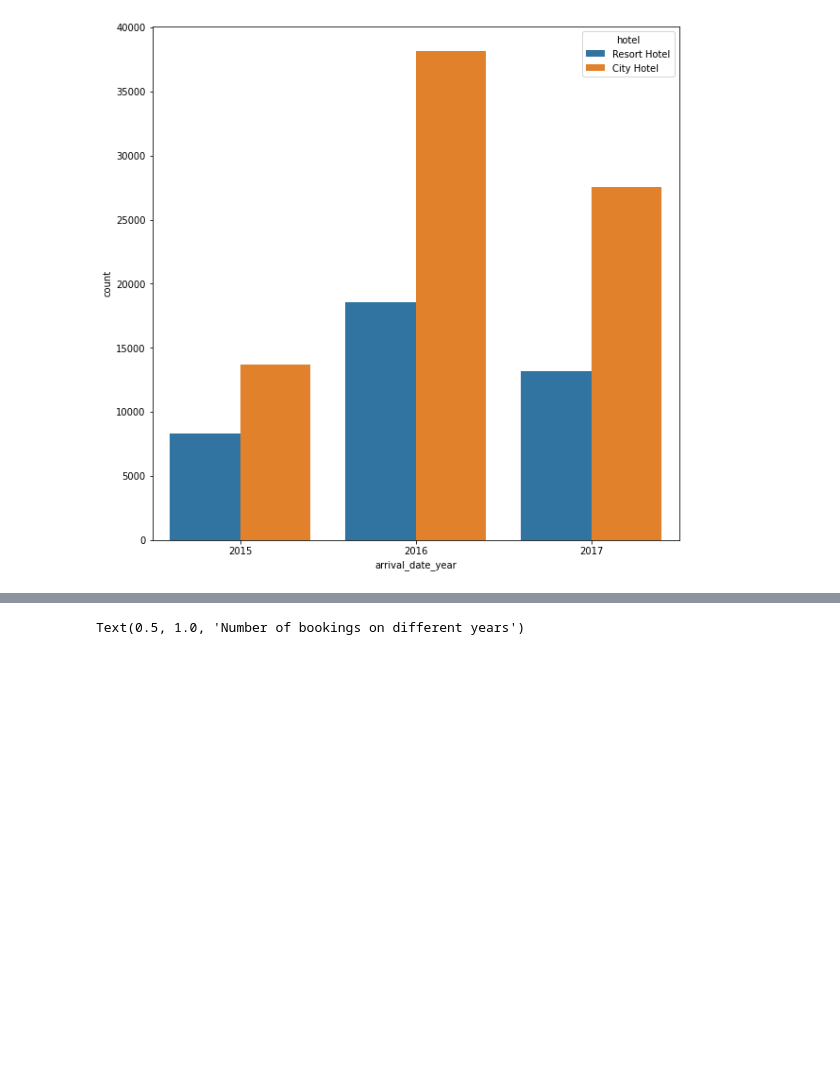
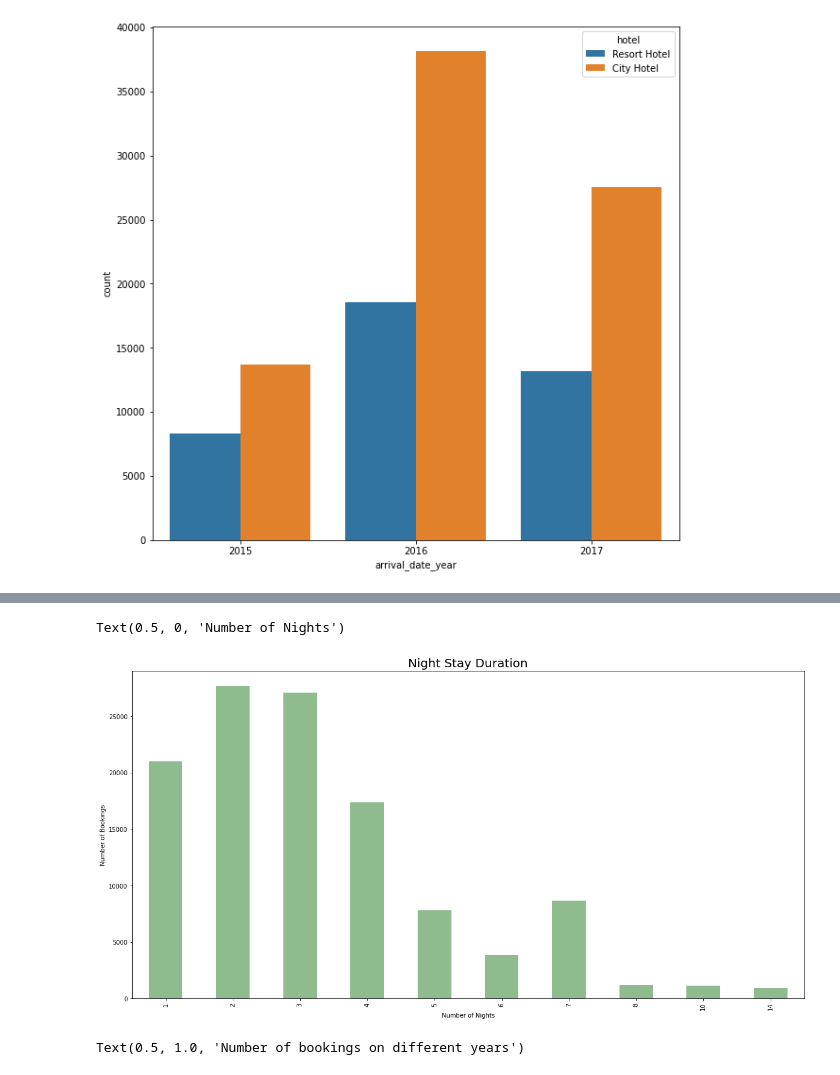
Before and after one commit to ShreedarshM/Hotel-Booking-Analysis, a Jupyter notebook: Hotel_booking_analysis_capstone_project.ipynb, the cells around one changed output, grey strips where cells are left out. Cells and saved outputs as stored; diff of their text form; code cells hidden in the pictures; blank space fills up the shorter version.

```diff
--- a/Hotel_booking_analysis_capstone_project.ipynb
+++ b/Hotel_booking_analysis_capstone_project.ipynb
@@ -191,0 +211,3 @@ sns.countplot(data['arrival_date_month'])
+# %%
+total_night_stays = (data['stays_in_week_nights'] + data['stays_in_weekend_nights']).value_counts().head(10).sort_index()
+total_night_stays
@@ -192,3 +228,11 @@ sns.countplot(data['arrival_date_month'])
+# %%
+total_night_stays.plot(kind='bar', color = 'darkseagreen')
+plt.title('Night Stay Duration', fontsize = 20)
+plt.ylabel('Number of Bookings')
+plt.xlabel('Number of Nights')
+# %% [output]
+Text(0.5, 0, 'Number of Nights')
+[figure, added]
 # %%
 plt.rcParams['figure.figsize'] = (20,10)
 year_counts.plot(kind = 'pie')
```
Also changed, not shown: parts of 12 cells of this notebook.
